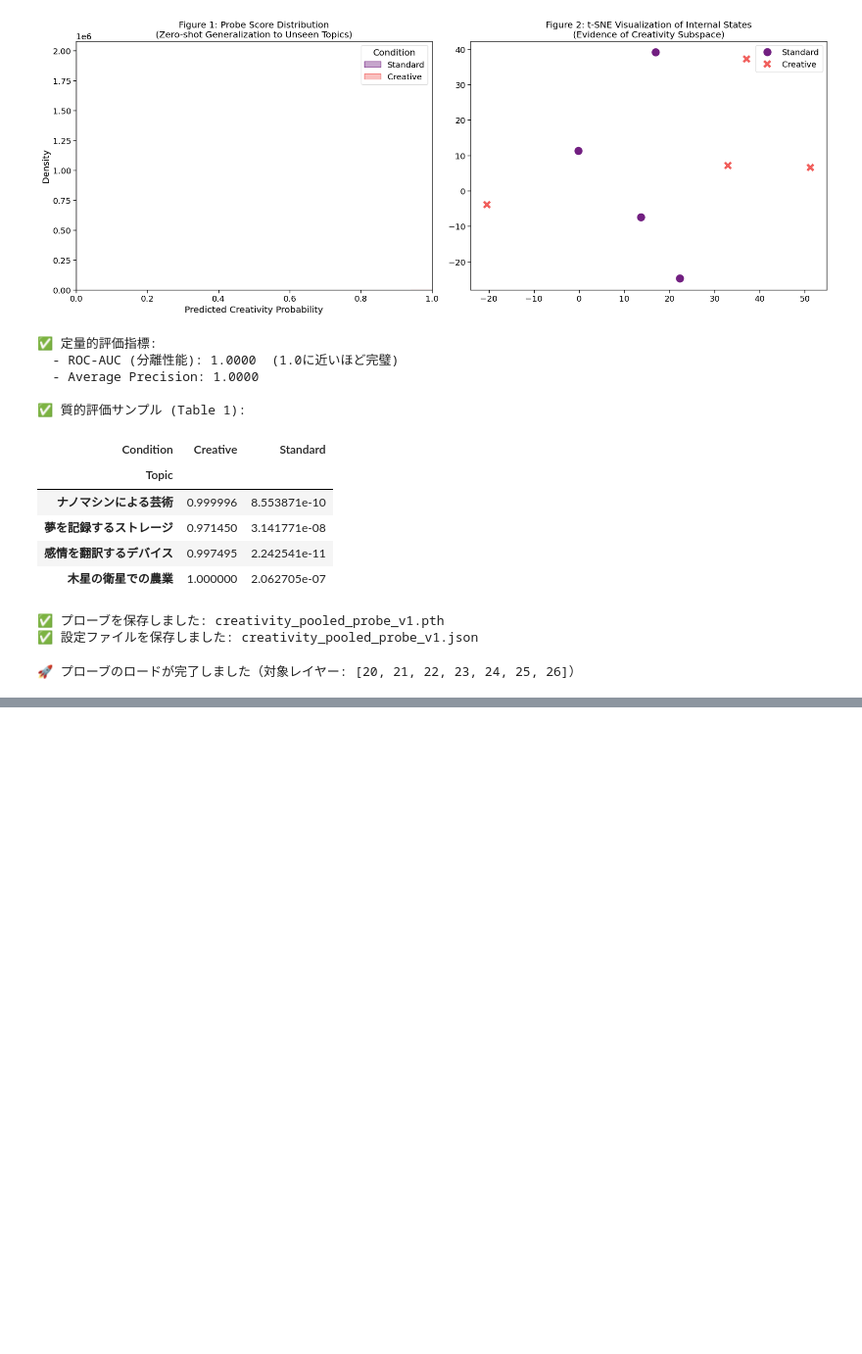
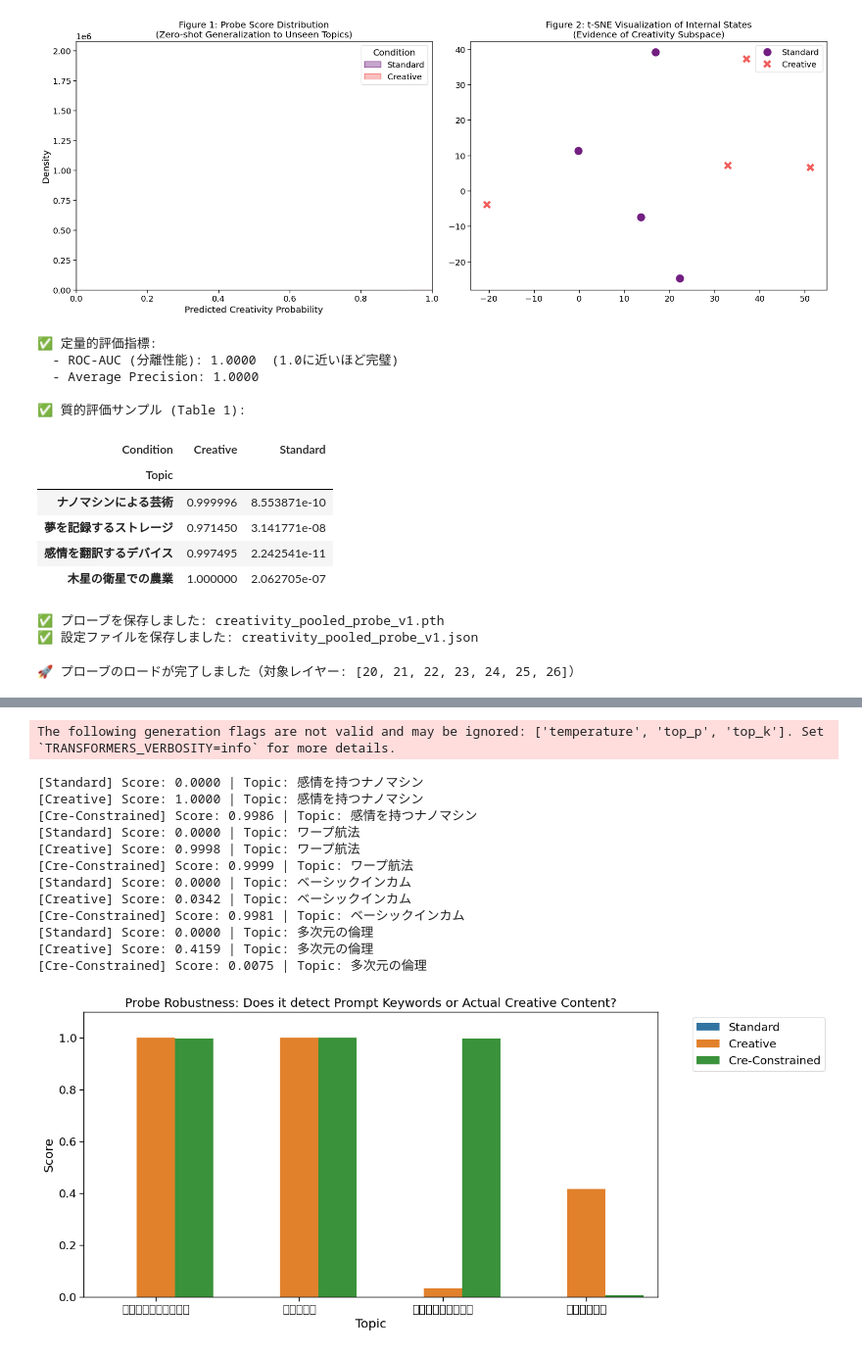
Before and after one commit to ayatemp/CDAO-Curiosity-Driven-Advantage-Optimization-, a Jupyter notebook: Connection/01_3_create_vector.ipynb, the cells around one changed output, grey strips where cells are left out. Shown: that part at 98% size. Cells and saved outputs as stored; diff of their text form; code cells hidden in the pictures; blank space fills up the shorter version.

```diff
--- a/Connection/01_3_create_vector.ipynb
+++ b/Connection/01_3_create_vector.ipynb
@@ -716,3 +716,69 @@ display(df_reward_comp)
 | 1 | 砂漠での水生成技術 | 2.692281e-08 | 砂漠環境での水生成技術の開発は、持続可能な水源確保と地域の自立性向... | 4.068575e-09 | タスク: 砂漠での水生成技術に関する研究案について提案します。\n... |
 | 2 | 昆虫の知能を利用したロボット | 3.359414e-02 | 昆虫の知能は、その小さな体の中で複雑な行動を制御する能力を備えてい... | 9.888939e-10 | 昆虫型ロボットは、非常に高いエネルギー効率と生産性があるため、産業... |
 | 3 | 空飛ぶ靴のデザイン | 1.897256e-02 | 空飛ぶ靴は、科学と魔法が組み合わさった未来の技術の象徴であり、その... | 1.855110e-09 | 独創的な空飛ぶ靴に関する研究案は次のように提唱できます。\n\n1... |
+# %%
+import pandas as pd
+import seaborn as sns
+import matplotlib.pyplot as plt
+
+def evaluate_probe_robustness(analyzer, probe, test_topics):
+    probe.eval()
+    results = []
+
+    # 検証用のスタイル定義
+    cre_style = "について、既存の枠組みを破壊する独創的なアイデアを提案してください。"
+    std_style = "について、標準的な解説をしてください。"
+    constraint_suffix = "（ただし、中学生でもわかるような、極めて一般的で退屈な辞書的な説明のみを行ってください。独創性は一切排除してください）"
+
+    print("--- Robustness Verification Starting ---")
+
+    for topic in test_topics:
+        # 1. Standard (Baseline)
+        std_prompt = f"{topic}{std_style}"
+        # 2. Creative (Normal)
+        cre_prompt = f"{topic}{cre_style}"
+        # 3. Creative-Constrained (Keyword remain, but thought is suppressed)
+        constrained_prompt = f"{topic}{cre_style}\n注意：{constraint_suffix}"
+
+        prompts = [std_prompt, cre_prompt, constrained_prompt]
+        labels = ["Standard", "Creative", "Cre-Constrained"]
+
+        for prompt, label in zip(prompts, labels):
+            # 特徴量抽出とスコアリング
+            pooled_features = analyzer.extract_pooled_gen_states([prompt], max_gen_len=30)
+            with torch.no_grad():
+                logits = probe(pooled_features)
+                score = torch.sigmoid(logits).item()
+
+            # 生成されたテキストも確認用に取得（最初の1つ）
+            # analyzer.model.generate の結果をデコードして内容を確認
+            inputs = analyzer.tokenizer(prompt, return_tensors="pt").to("cuda")
+            out = analyzer.model.generate(**inputs, max_new_tokens=30, do_sample=False)
+            gen_text = analyzer.tokenizer.decode(out[0], skip_special_tokens=True)
+
+            results.append({
+                "Topic": topic,
+                "Type": label,
+                "Score": score,
+                "Generation": gen_text.replace(prompt, "").strip()[:50] + "..."
+            })
+            print(f"[{label}] Score: {score:.4f} | Topic: {topic}")
+
+    return pd.DataFrame(results)
+
+# テスト実行（以前低いスコアだったトピックも含める）
+test_topics = ["感情を持つナノマシン", "ワープ航法", "ベーシックインカム", "多次元の倫理"]
+df_verification = evaluate_probe_robustness(analyzer, probe, test_topics)
+
+# 可視化
+plt.figure(figsize=(12, 6))
+sns.barplot(data=df_verification, x="Topic", y="Score", hue="Type")
+plt.title("Probe Robustness: Does it detect Prompt Keywords or Actual Creative Content?")
+plt.ylim(0, 1.1)
+plt.legend(bbox_to_anchor=(1.05, 1), loc='upper left')
+plt.show()
+
+# 生成テキストの確認
+print("\n--- Generation Samples (First 50 chars) ---")
+print(df_verification[["Type", "Topic", "Score", "Generation"]])
+# %% [output]
@@ -718,0 +786,14 @@ display(df_reward_comp)
+The following generation flags are not valid and may be ignored: ['temperature', 'top_p', 'top_k']. Set `TRANSFORMERS_VERBOSITY=info` for more details.
+[Standard] Score: 0.0000 | Topic: 感情を持つナノマシン
+[Creative] Score: 1.0000 | Topic: 感情を持つナノマシン
+[Cre-Constrained] Score: 0.9986 | Topic: 感情を持つナノマシン
+[Standard] Score: 0.0000 | Topic: ワープ航法
+[Creative] Score: 0.9998 | Topic: ワープ航法
+[Cre-Constrained] Score: 0.9999 | Topic: ワープ航法
+[Standard] Score: 0.0000 | Topic: ベーシックインカム
+[Creative] Score: 0.0342 | Topic: ベーシックインカム
+[Cre-Constrained] Score: 0.9981 | Topic: ベーシックインカム
+[Standard] Score: 0.0000 | Topic: 多次元の倫理
+[Creative] Score: 0.4159 | Topic: 多次元の倫理
+[Cre-Constrained] Score: 0.0075 | Topic: 多次元の倫理
+[figure, added]
```
Also changed, not shown: parts of 1 cell of this notebook, 8 other files.
